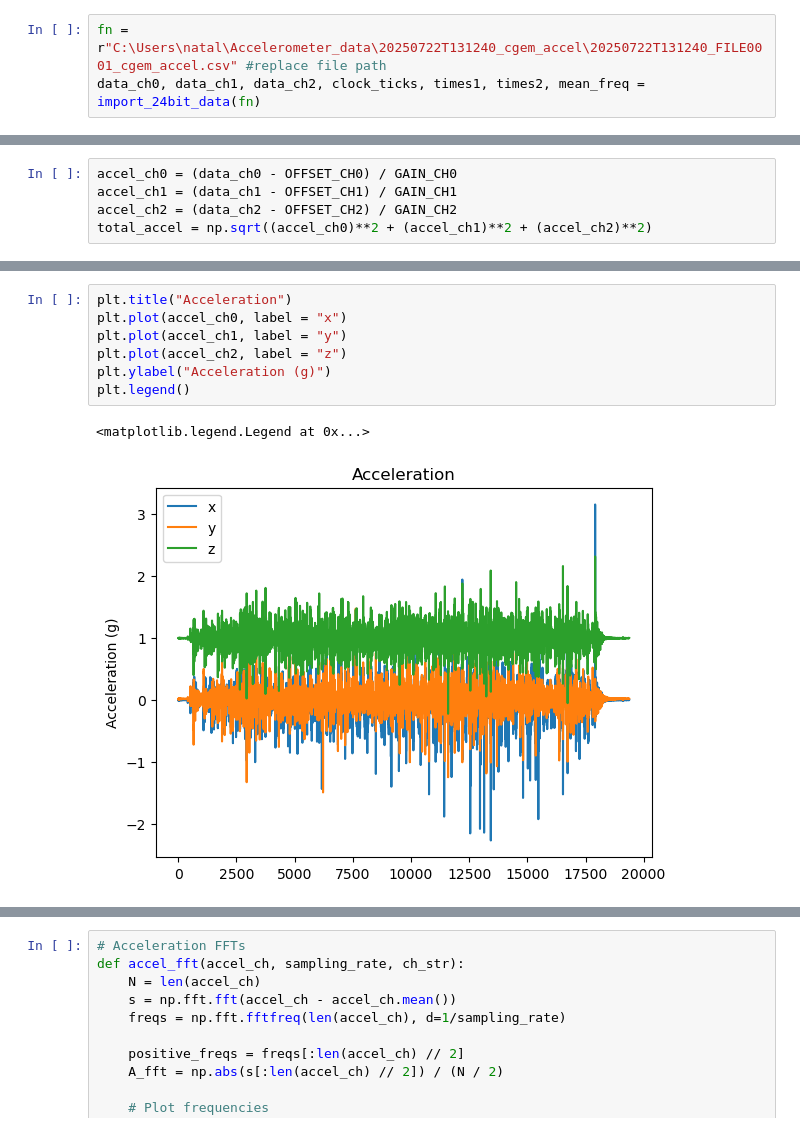
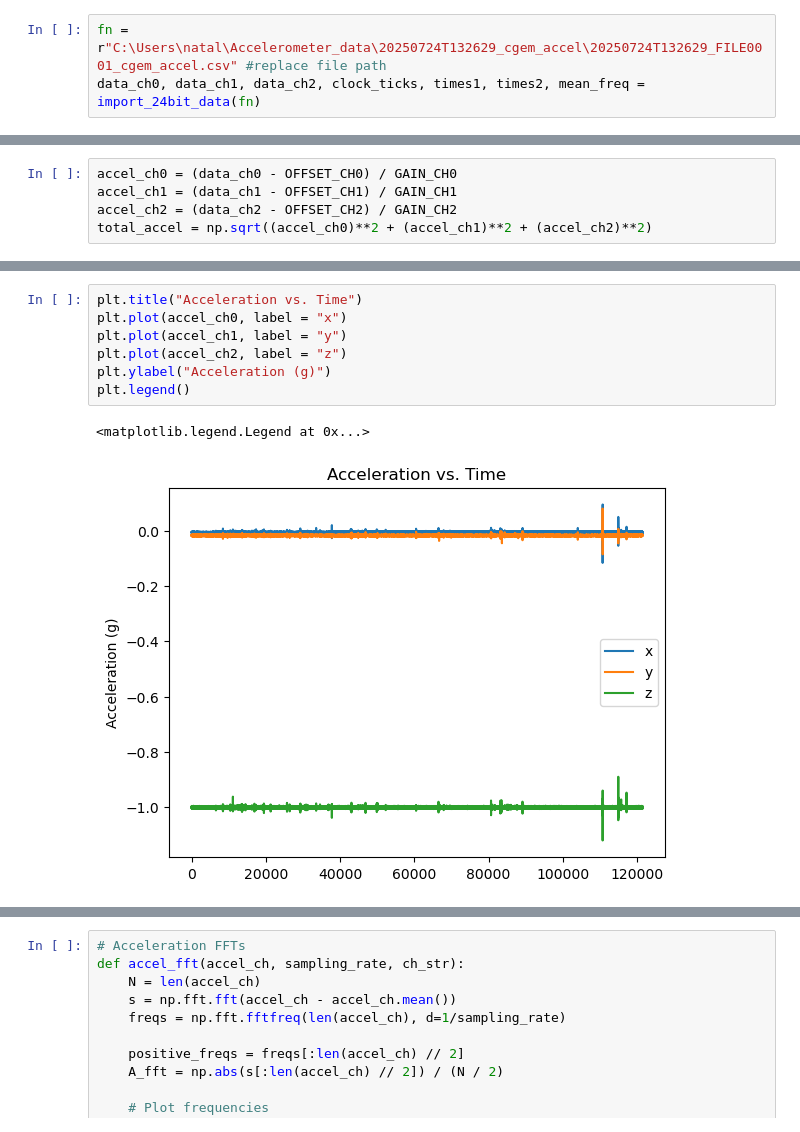
Before and after one commit to cgem-experiment/Accelerometers, a Jupyter notebook: Import_and_display_data.ipynb, the cells around one changed output, grey strips where cells are left out. Cells and saved outputs as stored; diff of their text form.

```diff
--- a/Import_and_display_data.ipynb
+++ b/Import_and_display_data.ipynb
@@ -64,6 +64,6 @@ def import_24bit_data(fn):
 
     return data_ch0, data_ch1, data_ch2, clock_ticks, times_1, times_2, 1/(np.mean(clock_ticks_diff)/clock_rate)
 # %%
-fn = r"C:\Users\natal\Accelerometer_data\20250722T131240_cgem_accel\20250722T131240_FILE0001_cgem_accel.csv" #replace file path
+fn = r"C:\Users\natal\Accelerometer_data\20250724T132629_cgem_accel\20250724T132629_FILE0001_cgem_accel.csv" #replace file path
 data_ch0, data_ch1, data_ch2, clock_ticks, times1, times2, mean_freq = import_24bit_data(fn)
 # %% [output]
@@ -91,13 +105,13 @@ total average magnitude: 1.0304121324162856
 # %%
-plt.title("Acceleration")
+plt.title("Acceleration vs. Time")
 plt.plot(accel_ch0, label = "x")
 plt.plot(accel_ch1, label = "y")
 plt.plot(accel_ch2, label = "z")
 plt.ylabel("Acceleration (g)")
 plt.legend()
 # %% [output]
 <matplotlib.legend.Legend at 0x...>
-[figure, old version]
+[figure, new version]
 # %%
 plt.title("Total Acceleration")
 plt.plot(total_accel)
```
Also changed, not shown: parts of 5 cells of this notebook, 10 other files.
